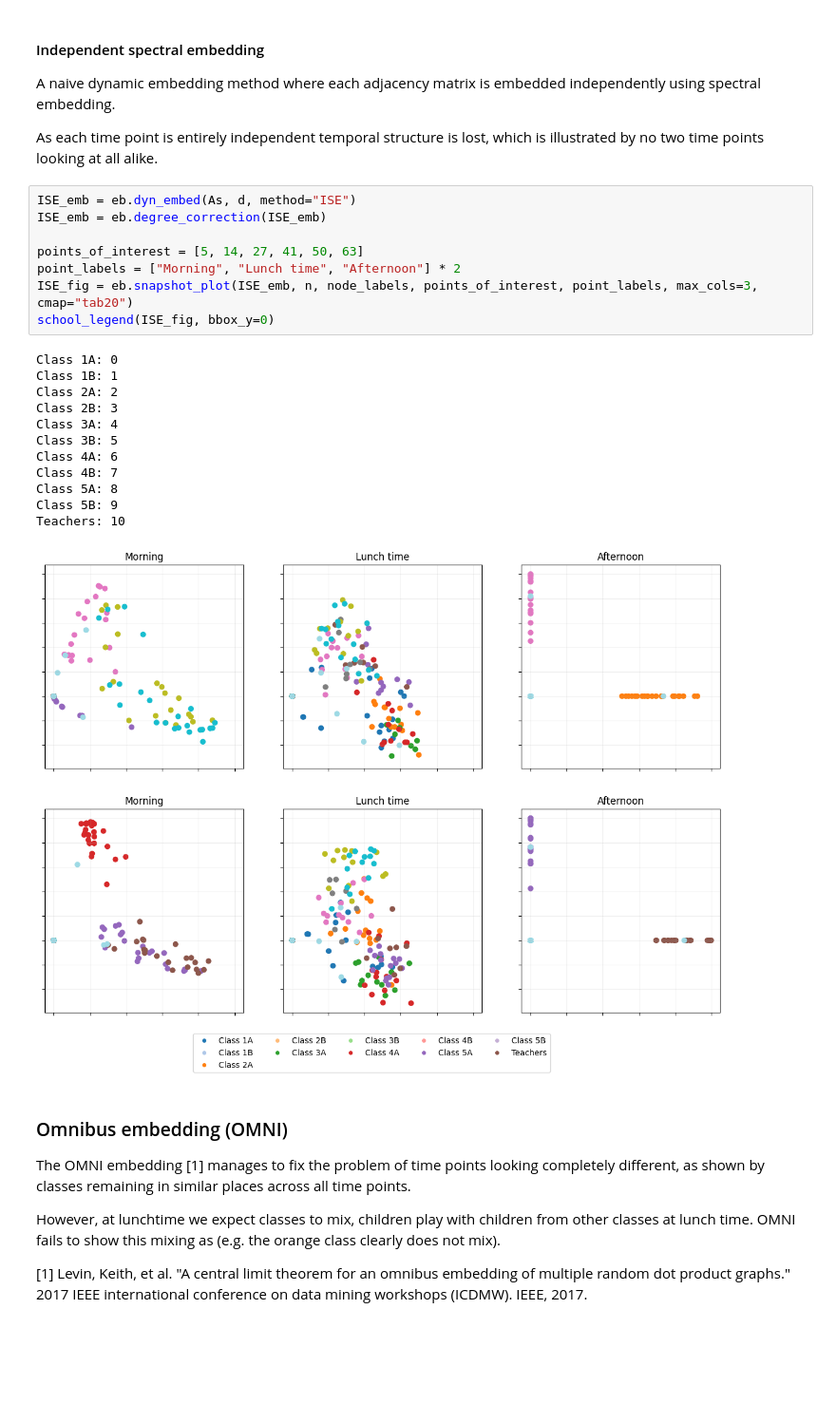
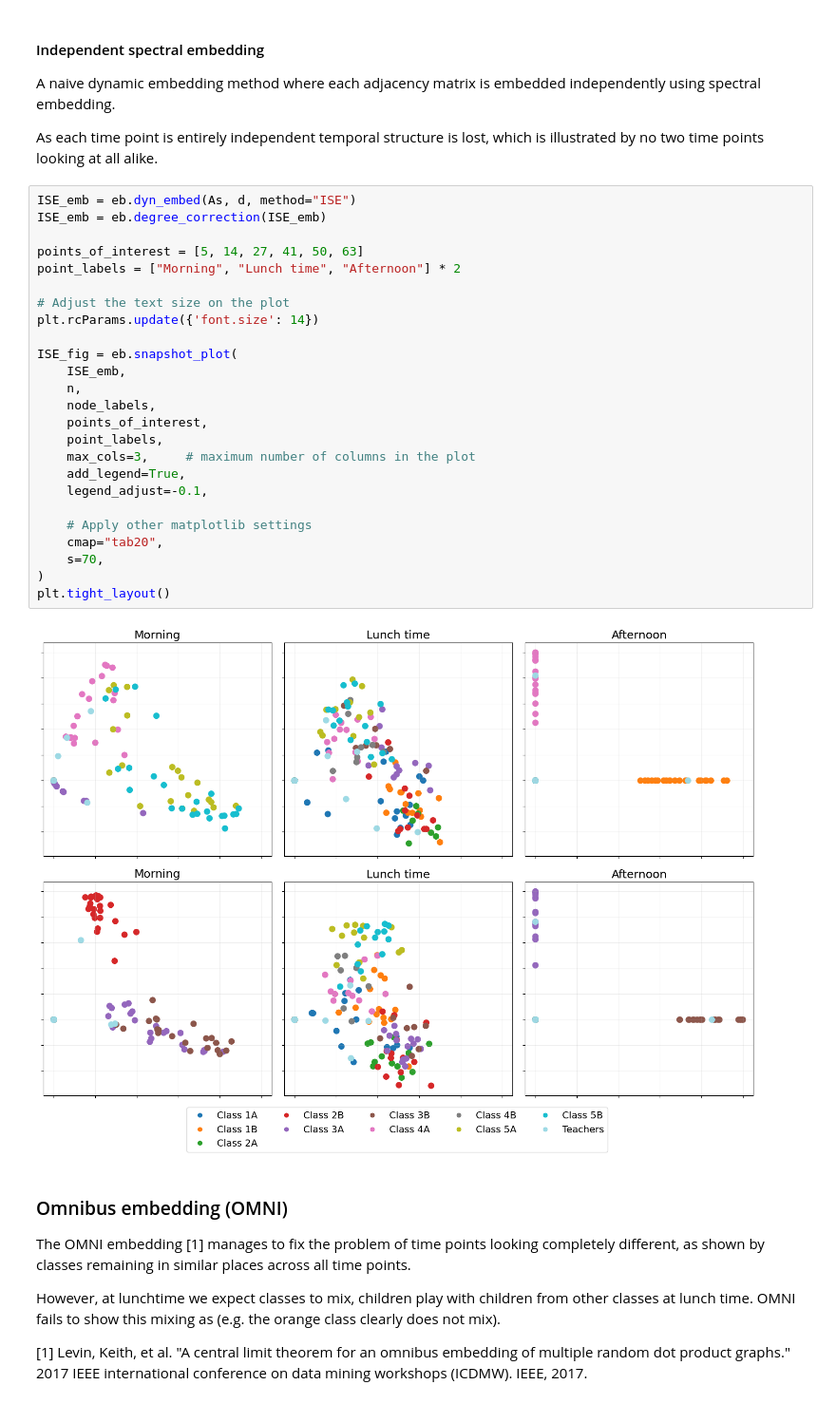
Before and after one commit to pyemb/pyemb, a Jupyter notebook: docs/source/tutorials/Dynamic graph - Lyon school data.ipynb, the cells around one changed output. Shown at 95% size. Drawn from its saved outputs; the diff is of its cells as text; blank space fills up the shorter version.

Commit message:
Significant changes to snapshot_plot - fixed legend bug in the school example.

```diff
--- a/docs/source/tutorials/Dynamic graph - Lyon school data.ipynb
+++ b/docs/source/tutorials/Dynamic graph - Lyon school data.ipynb
@@ -150,24 +137,30 @@ As each time point is entirely independent temporal structure is lost, which is
 # %%
 ISE_emb = eb.dyn_embed(As, d, method="ISE")
 ISE_emb = eb.degree_correction(ISE_emb)
 
 points_of_interest = [5, 14, 27, 41, 50, 63]
 point_labels = ["Morning", "Lunch time", "Afternoon"] * 2
-ISE_fig = eb.snapshot_plot(ISE_emb, n, node_labels, points_of_interest, point_labels, max_cols=3, cmap="tab20")
-school_legend(ISE_fig, bbox_y=0)
+
+# Adjust the text size on the plot
+plt.rcParams.update({'font.size': 14})
+
+ISE_fig = eb.snapshot_plot(
+    ISE_emb,
+    n,
+    node_labels,
+    points_of_interest,
+    point_labels,
+    max_cols=3,     # maximum number of columns in the plot
+    add_legend=True,
+    legend_adjust=-0.1,
+
+    # Apply other matplotlib settings
+    cmap="tab20",
+    s=70,
+)
+plt.tight_layout()
 # %% [output]
-Class 1A: 0
-Class 1B: 1
-Class 2A: 2
-Class 2B: 3
-Class 3A: 4
-Class 3B: 5
-Class 4A: 6
-Class 4B: 7
-Class 5A: 8
-Class 5B: 9
-Teachers: 10
-[figure, old version]
+[figure, new version]
 # %% [markdown]
 ### Omnibus embedding (OMNI)
 
```
Also changed, not shown: parts of 6 cells of this notebook, 1 other file.
